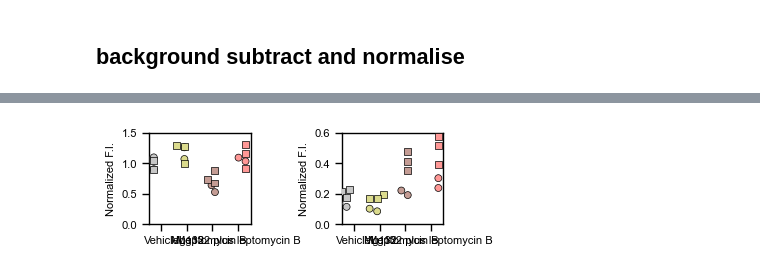
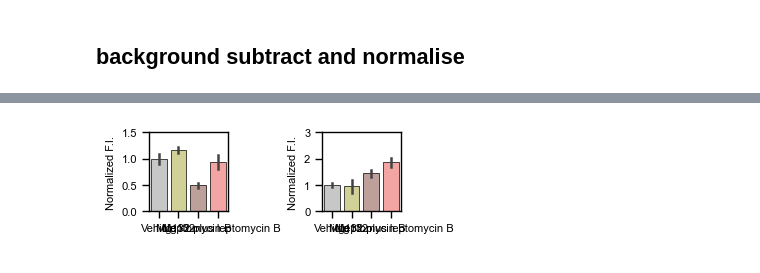
Before and after one commit to berrygroup/publications, a Jupyter notebook: 2026_POLR2A_homeostasis/Imaging/NikonSpinningDisk/CytoplasmicPOLR2A/CytoplasmicPOLR2A.ipynb, the cells around one changed output, grey strips where cells are left out. Drawn from its saved outputs; the diff is of its cells as text; code cells hidden in the pictures.

Commit message:
updated analysis files, added well means

```diff
--- a/2026_POLR2A_homeostasis/Imaging/NikonSpinningDisk/CytoplasmicPOLR2A/CytoplasmicPOLR2A.ipynb
+++ b/2026_POLR2A_homeostasis/Imaging/NikonSpinningDisk/CytoplasmicPOLR2A/CytoplasmicPOLR2A.ipynb
@@ -439,0 +378,14 @@ Ints_By_Well.DRUG.unique(), Ints_By_Well.PRIMARY_1.unique(), Ints_By_Well.PRIMAR
+# %%
+IntensitiesByWell2_mCherryPOLR2A = IntensitiesByWell2.query('CELL == "HCT116 mChPOLR2A clone 2"')
+# %%
+mChPOLR2A_F12_Nuclear_NV_2 = IntensitiesByWell2_mCherryPOLR2A.query('DRUG == "Vehicle" & PRIMARY_1 == "Total Pol II (F12)"')['NUCLEUS_IF_647_Intensity_BGS'].mean()
+mChPOLR2A_F12_Cytoplasm_NV_2 = IntensitiesByWell2_mCherryPOLR2A.query('DRUG == "Vehicle" & PRIMARY_1 == "Total Pol II (F12)"')['CYTOPLASM_IF_647_Intensity_BGS'].mean()
+
+mChPOLR2A_mCh_Nuclear_NV_2 = IntensitiesByWell2_mCherryPOLR2A.query('DRUG == "Vehicle" & PRIMARY_2 == "mCherry"')['NUCLEUS_IF_561_Intensity_BGS'].mean()
+mChPOLR2A_mCh_Cytoplasm_NV_2 = IntensitiesByWell2_mCherryPOLR2A.query('DRUG == "Vehicle" & PRIMARY_2 == "mCherry"')['CYTOPLASM_IF_561_Intensity_BGS'].mean()
+# %%
+IntensitiesByWell2_mCherryPOLR2A['NUCLEUS_IF_647_Intensity_NORMED'] = IntensitiesByWell2_mCherryPOLR2A['NUCLEUS_IF_647_Intensity_BGS'] / mChPOLR2A_F12_Nuclear_NV_2
+IntensitiesByWell2_mCherryPOLR2A['CYTOPLASM_IF_647_Intensity_NORMED'] = IntensitiesByWell2_mCherryPOLR2A['CYTOPLASM_IF_647_Intensity_BGS'] / mChPOLR2A_F12_Cytoplasm_NV_2
+
+IntensitiesByWell2_mCherryPOLR2A['NUCLEUS_IF_561_Intensity_NORMED'] = IntensitiesByWell2_mCherryPOLR2A['NUCLEUS_IF_561_Intensity_BGS'] / mChPOLR2A_mCh_Nuclear_NV_2
+IntensitiesByWell2_mCherryPOLR2A['CYTOPLASM_IF_561_Intensity_NORMED'] = IntensitiesByWell2_mCherryPOLR2A['CYTOPLASM_IF_561_Intensity_BGS'] / mChPOLR2A_mCh_Cytoplasm_NV_2
@@ -439,0 +429,5 @@ Ints_By_Well.DRUG.unique(), Ints_By_Well.PRIMARY_1.unique(), Ints_By_Well.PRIMAR
+# %%
+IntensitiesByWell1_mCherryPOLR2A['EXPERIMENT'] = '260119_CytoplasmicPOLR2A'
+IntensitiesByWell2_mCherryPOLR2A['EXPERIMENT'] = '260306_CytoplasmicPOLR2A'
+
+IntensitiesByWell_mCherryPOLR2A = pd.concat([IntensitiesByWell1_mCherryPOLR2A, IntensitiesByWell2_mCherryPOLR2A])
@@ -523,57 +618,43 @@ plt.tight_layout()
 # %%
 sns.set_context('paper')
 
-f, a = plt.subplots(ncols = 2, figsize = (4,1.5))
+f, a = plt.subplots(ncols = 2, figsize = (3.7,1.8))
 
-g = sns.swarmplot(Ints_By_Well.query('CELL == "HCT116" & DRUG in @drug_order_plot & EXPERIMENT == "260119_CytoplasmicPOLR2A"'),
-              x = 'DRUG', order = drug_order_plot,
-              y = 'NUCLEUS_F12_NORM',
-              ax = a[0],
-              hue = 'DRUG', hue_order = drug_order_plot, dodge = 1, palette = pal,
+g = sns.barplot(IntensitiesByWell_mCherryPOLR2A.query('DRUG in @drug_order_plot'),
+                x = 'DRUG', order = drug_order_plot,
+                y = 'NUCLEUS_IF_647_Intensity_NORMED',
+                hue = 'DRUG', hue_order = drug_order_plot, dodge = False, palette = pal,
                 edgecolor = 'black', linewidth = 0.5,
-                )
-
-g = sns.swarmplot(Ints_By_Well.query('CELL == "HCT116" & DRUG in @drug_order_plot & EXPERIMENT == "260306_CytoplasmicPOLR2A"'),
-              x = 'DRUG', order = drug_order_plot,
-              y = 'NUCLEUS_F12_NORM',
-              ax = a[0],
-              hue = 'DRUG', hue_order = drug_order_plot, dodge = 1, palette = pal,
-                edgecolor = 'black', linewidth = 0.5,
-                  marker = 's'
-                )
+                errorbar = 'sd',
+                ax = a[0])
 g.legend().remove()
 
-g = sns.swarmplot(Ints_By_Well.query('CELL == "HCT116" & DRUG in @drug_order_plot & EXPERIMENT == "260119_CytoplasmicPOLR2A"'),
-              x = 'DRUG', order = drug_order_plot,
-              y = 'CYTO_F12_NORM',
-              ax = a[1],
-              hue = 'DRUG', hue_order = drug_order_plot, dodge = 1, palette = pal,
+g = sns.barplot(IntensitiesByWell_mCherryPOLR2A.query('DRUG in @drug_order_plot'),
+                x = 'DRUG', order = drug_order_plot,
+                y = 'CYTOPLASM_IF_647_Intensity_NORMED',
+                hue = 'DRUG', hue_order = drug_order_plot, dodge = False, palette = pal,
                 edgecolor = 'black', linewidth = 0.5,
-                )
-
-g = sns.swarmplot(Ints_By_Well.query('CELL == "HCT116" & DRUG in @drug_order_plot & EXPERIMENT == "260306_CytoplasmicPOLR2A"'),
-              x = 'DRUG', order = drug_order_plot,
-              y = 'CYTO_F12_NORM',
-              ax = a[1],
-              hue = 'DRUG', hue_order = drug_order_plot, dodge = 1, palette = pal,
-                edgecolor = 'black', linewidth = 0.5,
-                  marker = 's'
-                )
-
+                errorbar = 'sd',
+                ax = a[1])
 g.legend().remove()
 
+
+
 a[0].set_ylim(0,1.5)
-a[1].set_ylim(0,0.6)
+a[1].set_ylim(0,3)
+a[1].set_yticks([0,1,2,3])
 
 for i in range(2):
     a[i].set_xlabel('', fontsize = 8)
     a[i].set_ylabel('Normalized F.I.', fontsize = 8)
-    a[i].set_box_aspect(0.9)
+    a[i].set_box_aspect(1)
     a[i].tick_params(axis='both', labelsize=8)
 
 plt.tight_layout()
+
+plt.savefig('mCherryPOLR2A_F12_MG132_LMB_cyto_nuclear.svg')
 # %% [output]
-[figure, old version]
+[figure, new version]
 # %%
 sns.set_context('paper')
 
```
Also changed, not shown: parts of 126 cells of this notebook, 9 other files.
